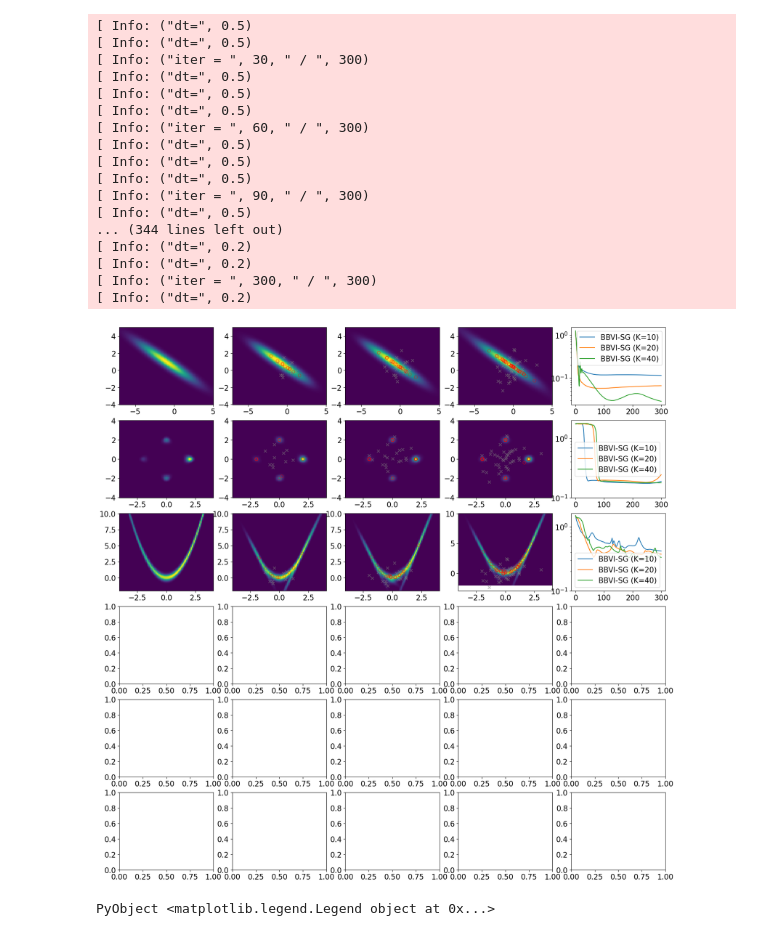
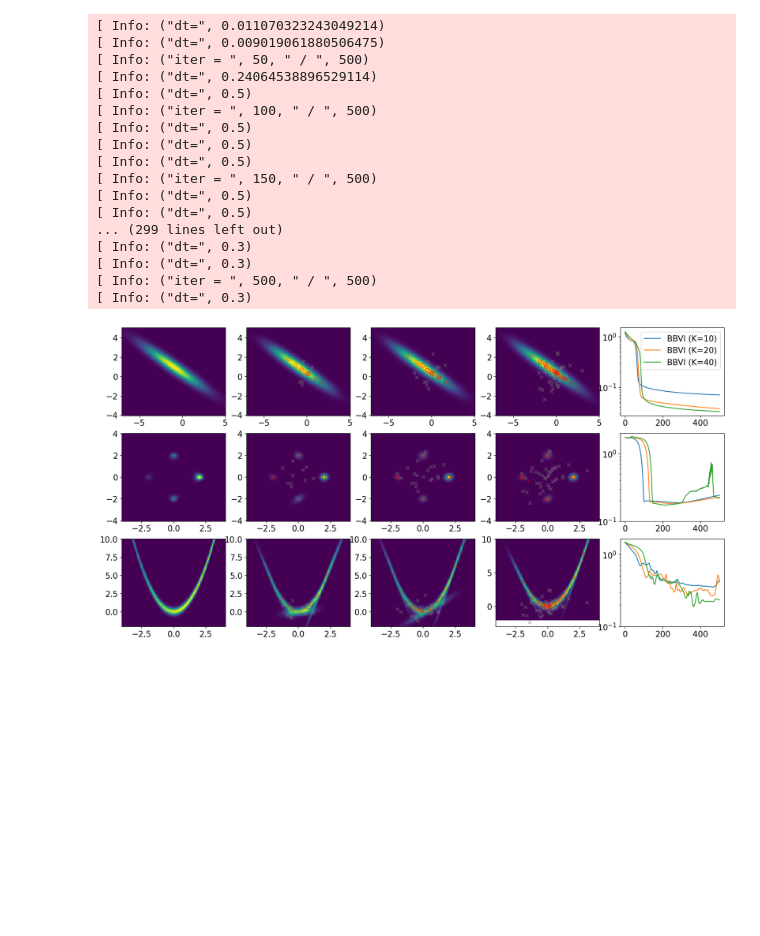
Before and after one commit to Baojun-Che/Bayesian-Inverse-Problems, a Jupyter notebook: Inversion/BBVI-comparison.ipynb, the cells around one changed output. Cells and saved outputs as stored; diff of their text form; code cells hidden in the pictures; blank space fills up the shorter version.

```diff
--- a/Inversion/BBVI-comparison.ipynb
+++ b/Inversion/BBVI-comparison.ipynb
@@ -9,7 +9,7 @@ include("../Derivative-Free-Variational-Inference/MultiModal.jl")
 Random.seed!(111);
 # %%
 N_modes_array = [10,20,40]
-fig, ax = PyPlot.subplots(nrows=6, ncols=length(N_modes_array)+2, sharex=false, sharey=false, figsize=(20,20))
+fig, ax = PyPlot.subplots(nrows=3, ncols=length(N_modes_array)+2, sharex=false, sharey=false, figsize=(20,10))
 
 
 N_modes = N_modes_array[end]
@@ -22,7 +22,7 @@ for im = 1:N_modes
     xx0_cov[im, :, :] .= Σ0
 end
 
-N_iter = 300
+N_iter = 500
 Nx, Ny = 100,100
 N_ens = 5
 
@@ -36,70 +36,62 @@ func_F(x) = F(x, func_args)
 func_Phi(x) = 0.5*norm(func_F(x))^2
 objs = [Gaussian_mixture_BBVI(func_Phi, x0_w[1:N_modes], x0_mean[1:N_modes,:], xx0_cov[1:N_modes,:,:]; N_iter = N_iter, dt = dt, N_ens=N_ens)
         for N_modes in N_modes_array]
-visualization_2d(ax[1,:]; Nx = Nx, Ny = Ny, x_lim=[-7.0, 5.0], y_lim=[-4.0, 5.0], func_F=func_F, objs=objs, label="BBVI-SG")
-# objs = [Gaussian_mixture_BBVI(func_Phi, x0_w[1:N_modes], x0_mean[1:N_modes,:], xx0_cov[1:N_modes,:,:]; N_iter = N_iter, dt = dt, N_ens=N_ens*N_modes, random_quadrature_type="Gaussian_mixture")
-#         for N_modes in N_modes_array]
-# visualization_2d(ax[2,:]; Nx = Nx, Ny = Ny, x_lim=[-7.0, 5.0], y_lim=[-4.0, 5.0], func_F=func_F, objs=objs, label="BBVI-GM")
+visualization_2d(ax[1,:]; Nx = Nx, Ny = Ny, x_lim=[-7.0, 5.0], y_lim=[-4.0, 5.0], func_F=func_F, objs=objs, label="BBVI")
 
 
 
 ση = 1.0
-dt = 0.2
+dt = 0.3
 Gtype = "Four_modes"
 y = [4.2297; 4.2297; 0.5; 0.0; zeros(N_x-2)]
 func_args = (y, ση, 0, Gtype)
 func_F(x) = F(x, func_args)
 func_Phi(x) = norm(func_F(x),2)^2/2
 objs = [Gaussian_mixture_BBVI(func_Phi, x0_w[1:N_modes], x0_mean[1:N_modes,:], xx0_cov[1:N_modes,:,:]; N_iter = N_iter, dt = dt, N_ens=N_ens)
         for N_modes in N_modes_array]
-visualization_2d(ax[2,:]; Nx = Nx, Ny = Ny, x_lim=[-4.0, 4.0], y_lim=[-4.0, 4.0], func_F=func_F, objs=objs, label="BBVI-SG")
-# objs = [Gaussian_mixture_BBVI(func_Phi, x0_w[1:N_modes], x0_mean[1:N_modes,:], xx0_cov[1:N_modes,:,:]; N_iter = N_iter, dt = dt, N_ens=N_ens*N_modes, random_quadrature_type="Gaussian_mixture")
-#         for N_modes in N_modes_array]
-# visualization_2d(ax[4,:]; Nx = Nx, Ny = Ny, x_lim=[-4.0, 4.0], y_lim=[-4.0, 4.0], func_F=func_F, objs=objs, label="BBVI-GM")
+visualization_2d(ax[2,:]; Nx = Nx, Ny = Ny, x_lim=[-4.0, 4.0], y_lim=[-4.0, 4.0], func_F=func_F, objs=objs)
+
 
 
 
 ση = [sqrt(10.0); ones(N_x-2)]
 Gtype = "Banana"
-dt = 0.2
+dt = 0.3
 λ = 10.0
 y = [0.0; 1.0; zeros(N_x-2)]
 func_args = (y, ση, λ , Gtype)
 func_F(x) = F(x, func_args)
 func_Phi(x) = norm(func_F(x),2)^2/2
 μ0, Σ0 = [0.0; 0.0], [1.0 0.0; 0.0 1.0]
 objs = [Gaussian_mixture_BBVI(func_Phi, x0_w[1:N_modes], x0_mean[1:N_modes,:], xx0_cov[1:N_modes,:,:]; N_iter = N_iter, dt = dt, N_ens=N_ens)
         for N_modes in N_modes_array]
-visualization_2d(ax[3,:]; Nx = Nx, Ny = Ny, x_lim=[-4.0, 4.0], y_lim=[-2.0, 10.0], func_F=func_F, objs=objs, label="BBVI-SG")
-# objs = [Gaussian_mixture_BBVI(func_Phi, x0_w[1:N_modes], x0_mean[1:N_modes,:], xx0_cov[1:N_modes,:,:]; N_iter = N_iter, dt = dt, N_ens=N_ens*N_modes, random_quadrature_type="Gaussian_mixture")
-#         for N_modes in N_modes_array]
-# visualization_2d(ax[6,:]; Nx = Nx, Ny = Ny, x_lim=[-4.0, 4.0], y_lim=[-2.0, 10.0], func_F=func_F, objs=objs, label="BBVI-GM")
+visualization_2d(ax[3,:]; Nx = Nx, Ny = Ny, x_lim=[-4.0, 4.0], y_lim=[-2.0, 10.0], func_F=func_F, objs=objs)
+
 
 
 
 
 # fig.tight_layout()
 # fig.savefig("BBVI-GMD-Multimodal.pdf")
 # %% [output]
+[ Info: ("dt=", 0.011070323243049214)
+[ Info: ("dt=", 0.009019061880506475)
+[ Info: ("iter = ", 50, " / ", 500)
+[ Info: ("dt=", 0.24064538896529114)
 [ Info: ("dt=", 0.5)
-[ Info: ("dt=", 0.5)
-[ Info: ("iter = ", 30, " / ", 300)
+[ Info: ("iter = ", 100, " / ", 500)
 [ Info: ("dt=", 0.5)
 [ Info: ("dt=", 0.5)
 [ Info: ("dt=", 0.5)
-[ Info: ("iter = ", 60, " / ", 300)
+[ Info: ("iter = ", 150, " / ", 500)
 [ Info: ("dt=", 0.5)
 [ Info: ("dt=", 0.5)
-[ Info: ("dt=", 0.5)
-[ Info: ("iter = ", 90, " / ", 300)
-[ Info: ("dt=", 0.5)
-... (344 lines left out)
-[ Info: ("dt=", 0.2)
-[ Info: ("dt=", 0.2)
-[ Info: ("iter = ", 300, " / ", 300)
-[ Info: ("dt=", 0.2)
+... (299 lines left out)
+[ Info: ("dt=", 0.3)
+[ Info: ("dt=", 0.3)
+[ Info: ("iter = ", 500, " / ", 500)
+[ Info: ("dt=", 0.3)
-[figure, old version]
+[figure, new version]
-PyObject <matplotlib.legend.Legend object at 0x...>
 # %%
 # N_modes_array = [10,20,40]
 # fig, ax = PyPlot.subplots(nrows=6, ncols=length(N_modes_array)+2, sharex=false, sharey=false, figsize=(20,20))
```
Also changed, not shown: 1 other file.
